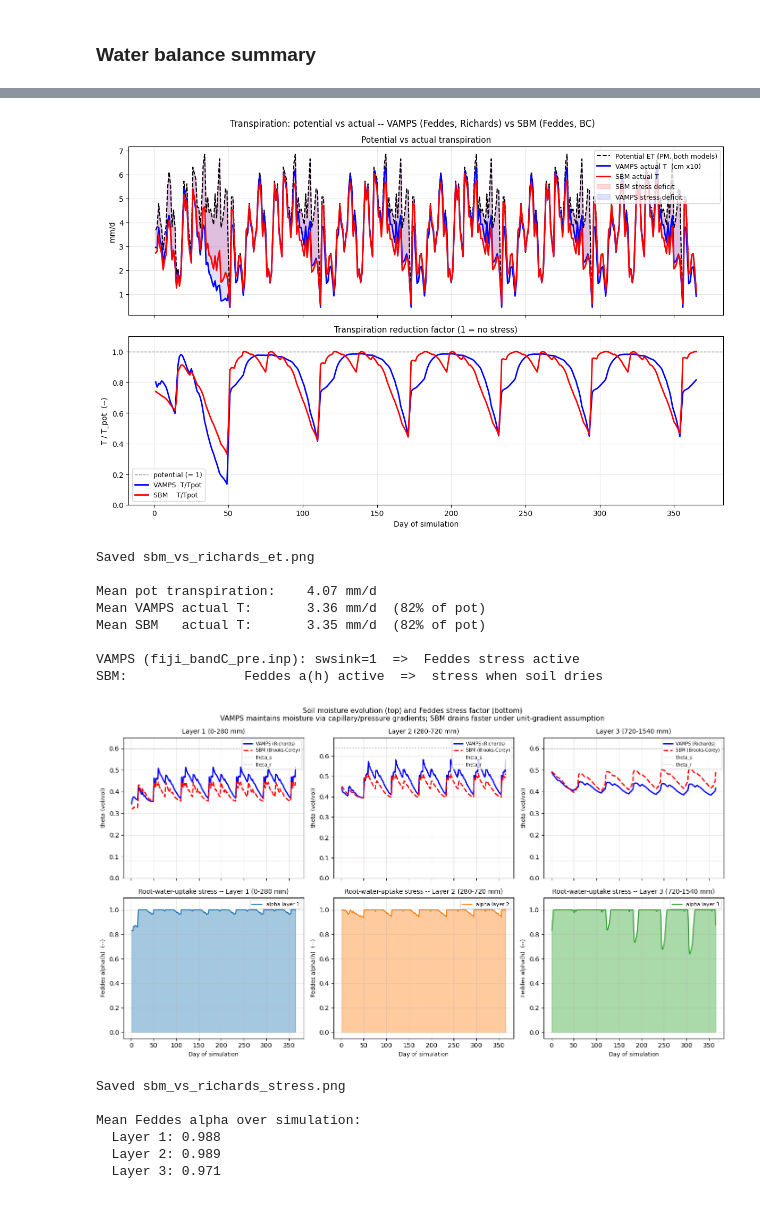
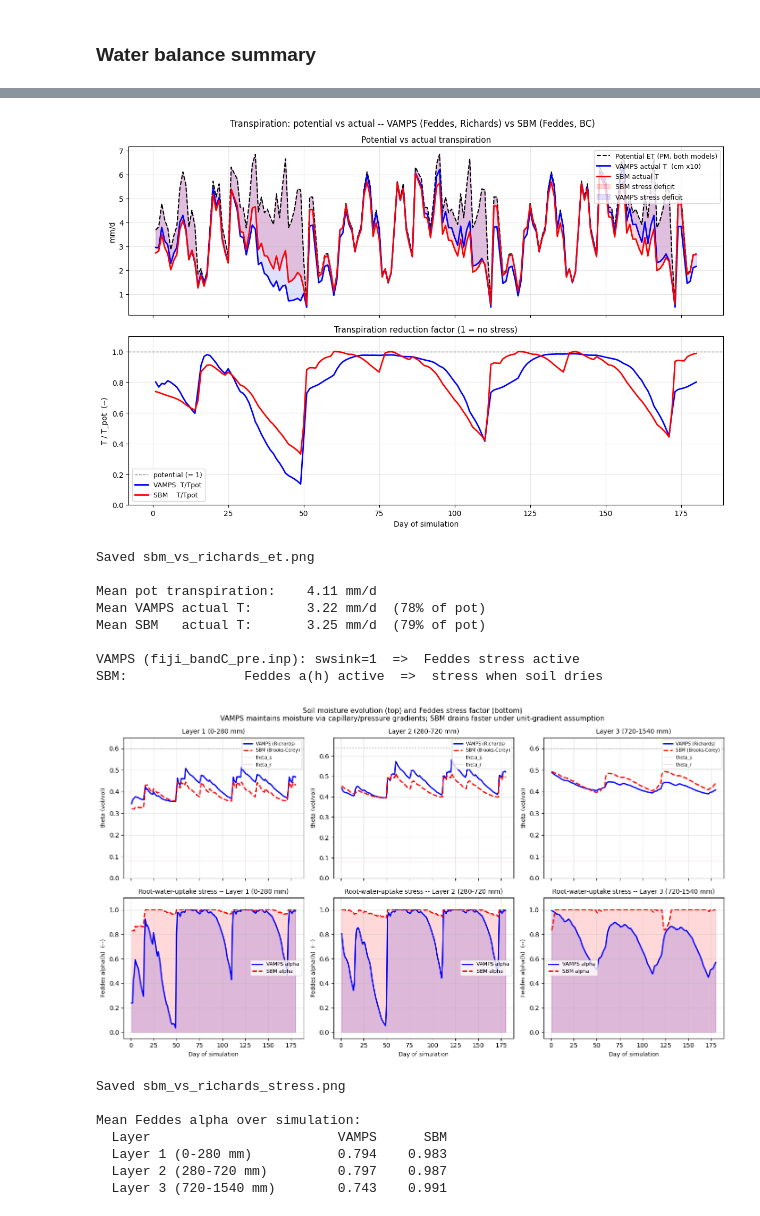
Before and after one commit to jaapschellekens/vampspy, a Jupyter notebook: notebooks/sbm_vs_richards.ipynb, the cells around one changed output, grey strips where cells are left out. Saved outputs shown, nothing was run; the diff lists cells and outputs as text; code cells hidden in the pictures.

```diff
--- a/notebooks/sbm_vs_richards.ipynb
+++ b/notebooks/sbm_vs_richards.ipynb
@@ -268,9 +278,9 @@ Load Fiji climate series and compute potential ET via Priestley–Taylor.
 # %%
 # ---------------------------------------------------------------------------
-# Load forcing: 61 base days tiled to 365 days (one full year)
+# Load forcing: 61 base days tiled to NSTEPS days
 # ---------------------------------------------------------------------------
 BASE_STEPS = 61   # length of original forcing record
-NSTEPS     = 365  # simulation length (365 / 61 ≈ 6 repeats)
+NSTEPS     = 180  # simulation length
 
 def load_prn(fname):
     return np.loadtxt(os.path.join(FIJI_DIR, fname))[:BASE_STEPS, 1]
@@ -1006,12 +1021,12 @@ print()
 print('VAMPS (fiji_bandC_pre.inp): swsink=1  =>  Feddes stress active')
 print('SBM:               Feddes a(h) active  =>  stress when soil dries')
 # %% [output]
-[figure, old version]
+[figure, new version]
 Saved sbm_vs_richards_et.png
 
-Mean pot transpiration:    4.07 mm/d
-Mean VAMPS actual T:       3.36 mm/d  (82% of pot)
-Mean SBM   actual T:       3.35 mm/d  (82% of pot)
+Mean pot transpiration:    4.11 mm/d
+Mean VAMPS actual T:       3.22 mm/d  (78% of pot)
+Mean SBM   actual T:       3.25 mm/d  (79% of pot)
 
 VAMPS (fiji_bandC_pre.inp): swsink=1  =>  Feddes stress active
 SBM:               Feddes a(h) active  =>  stress when soil dries
@@ -1046,58 +1061,71 @@ for j in range(3):
     ax.legend(fontsize=7, loc='upper right')
     ax.grid(True, alpha=0.3)
 
-# Reconstruct per-timestep per-layer Feddes alpha from SBM VWC
-H3_LOW_v  = -100.0   # mm  (low ET demand)
-H3_HIGH_v = -400.0   # mm  (high ET demand)
+# h3 threshold as a function of potential transpiration [cm]
+H3_LOW_v  = -100.0
+H3_HIGH_v = -400.0
 def _h3(tp):
     if tp <= 1.0: return H3_LOW_v
     if tp <  5.0: return H3_LOW_v + (H3_HIGH_v - H3_LOW_v) * (tp - 1.0) / 4.0
     return H3_HIGH_v
 
+# Reconstruct Feddes alpha from SBM VWC (h from Brooks-Corey, cm)
 alpha_per_layer = np.zeros((NSTEPS, NLAYERS))
 for step in range(NSTEPS):
     h3_s = _h3(pot_transpiration[step])
     for k in range(NLAYERS):
         vwc_k = max(float(sbm_vwc[step, k]), 1e-7)
         h_k   = head_brooks_corey(vwc_k, THETA_S[k], THETA_R[k], C_BC[k], HB_LAYER[k])
         alpha_per_layer[step, k] = rwu_reduction_feddes(h_k, H1, H2, h3_s, H4, ALPHA_H1)
 
+# Reconstruct Feddes alpha from VAMPS h profile (already in cm, per node)
+vamps_h = vamps['h']   # (nsteps, 77), pressure head in cm
+vamps_alpha_per_layer = np.zeros((NSTEPS, NLAYERS))
+for step in range(NSTEPS):
+    h3_s = _h3(pot_transpiration[step])
+    for j, sl in enumerate(vamps_slices):
+        alphas = [rwu_reduction_feddes(float(h_k), H1, H2, h3_s, H4, ALPHA_H1)
+                  for h_k in vamps_h[step, sl]]
+        vamps_alpha_per_layer[step, j] = np.mean(alphas)
+
 colors_layer = ['#1f77b4', '#ff7f0e', '#2ca02c']
 for j in range(3):
     ax = axes[1, j]
-    ax.fill_between(t, 0, alpha_per_layer[:, j],
-                    alpha=0.4, color=colors_layer[j])
-    ax.plot(t, alpha_per_layer[:, j], color=colors_layer[j], lw=1.5,
-            label=f'alpha layer {j+1}')
+    ax.fill_between(t, 0, vamps_alpha_per_layer[:, j], alpha=0.15, color='blue')
+    ax.fill_between(t, 0, alpha_per_layer[:, j],       alpha=0.15, color='red')
+    ax.plot(t, vamps_alpha_per_layer[:, j], 'b-',  lw=2, label='VAMPS alpha')
+    ax.plot(t, alpha_per_layer[:, j],       'r--', lw=2, label='SBM alpha')
     ax.axhline(1.0, color='gray', lw=0.8, ls='--')
     ax.set_ylim(-0.05, 1.1)
     ax.set_xlabel('Day of simulation', fontsize=9)
     ax.set_ylabel('Feddes alpha(h)  (--)', fontsize=9)
     ax.set_title(f'Root-water-uptake stress -- {layer_names[j]}', fontsize=10)
     ax.grid(True, alpha=0.3)
     ax.legend(fontsize=8)
 
 fig.suptitle(
     'Soil moisture evolution (top) and Feddes stress factor (bottom)\n'
     'VAMPS maintains moisture via capillary/pressure gradients; '
     'SBM drains faster under unit-gradient assumption',
     fontsize=11
 )
 fig.tight_layout()
 plt.savefig('sbm_vs_richards_stress.png', dpi=150, bbox_inches='tight')
 plt.show()
 print('Saved sbm_vs_richards_stress.png')
 
 print('\nMean Feddes alpha over simulation:')
+print(f'  {"Layer":<25} {"VAMPS":>8} {"SBM":>8}')
 for j in range(3):
-    print(f'  Layer {j+1}: {alpha_per_layer[:, j].mean():.3f}')
+    print(f'  {layer_names[j]:<25} {vamps_alpha_per_layer[:, j].mean():>8.3f} {alpha_per_layer[:, j].mean():>8.3f}')
 # %% [output]
-[figure, old version]
+[figure, new version]
 Saved sbm_vs_richards_stress.png
 
 Mean Feddes alpha over simulation:
-  Layer 1: 0.988
-  Layer 2: 0.989
-  Layer 3: 0.971
+  Layer                        VAMPS      SBM
+  Layer 1 (0-280 mm)           0.794    0.983
+  Layer 2 (280-720 mm)         0.797    0.987
+  Layer 3 (720-1540 mm)        0.743    0.991
 # %%
 # ---------------------------------------------------------------------------
```
Also changed, not shown: parts of 12 cells of this notebook, 22 other files.
